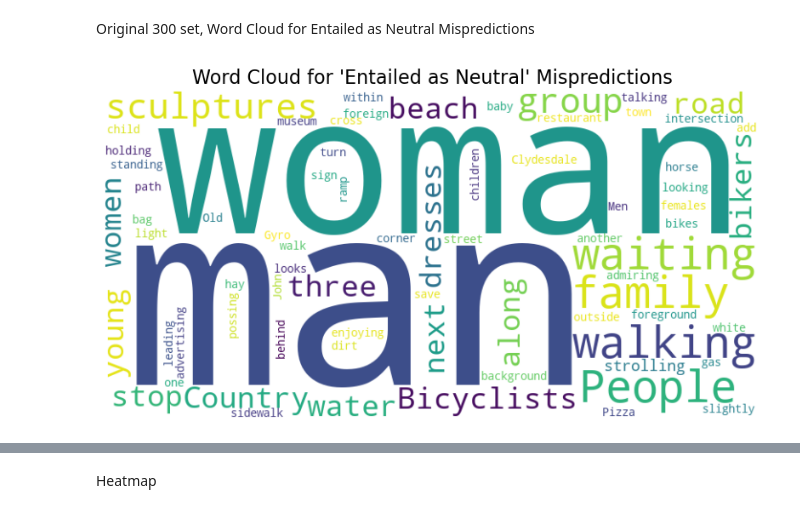
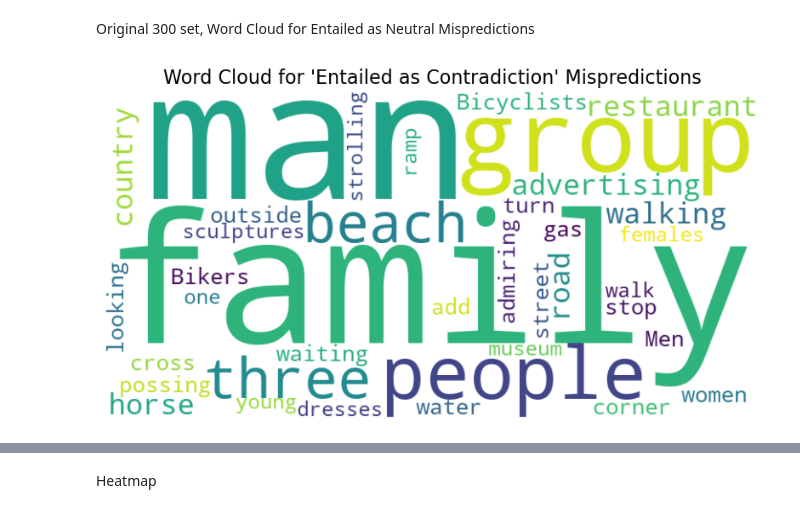
Before and after one commit to NightShadeugh/fp-dataset-artifacts, a Jupyter notebook: incorrect_pred.ipynb, the cells around one changed output, grey strips where cells are left out. Drawn from its saved outputs; the diff is of its cells as text; code cells hidden in the pictures.

```diff
--- a/incorrect_pred.ipynb
+++ b/incorrect_pred.ipynb
@@ -260,22 +351,20 @@ plt.show()
 # %% [markdown]
 Original 300 set, Word Cloud for Entailed as Neutral Mispredictions
 # %%
-from wordcloud import WordCloud
-
 # Filter for a specific misprediction
-entailed_as_neutral = original_300[
+entailed_as_nuetral = original_300[
     (original_300['label_name'] == "Entailed") & (original_300['predicted_label_name'] == "Neutral")
 ]
 # Combine all premises and hypotheses for word cloud
-text_data = " ".join(entailed_as_neutral['premise']) + " " + " ".join(entailed_as_neutral['hypothesis'])
+text_data =  " ".join(entailed_as_nuetral['hypothesis'])
 
 # Generate and plot word cloud
 wordcloud = WordCloud(width=800, height=400, background_color='white').generate(text_data)
 
 plt.figure(figsize=(10, 5))
 plt.imshow(wordcloud, interpolation="bilinear")
 plt.axis("off")
-plt.title("Word Cloud for 'Entailed as Neutral' Mispredictions", fontsize=16)
+plt.title("Word Cloud for 'Entailed as Contradiction' Mispredictions", fontsize=16)
 plt.show()
 # %% [output]
-[figure, old version]
+[figure, new version]
```
Also changed, not shown: parts of 11 cells of this notebook.
